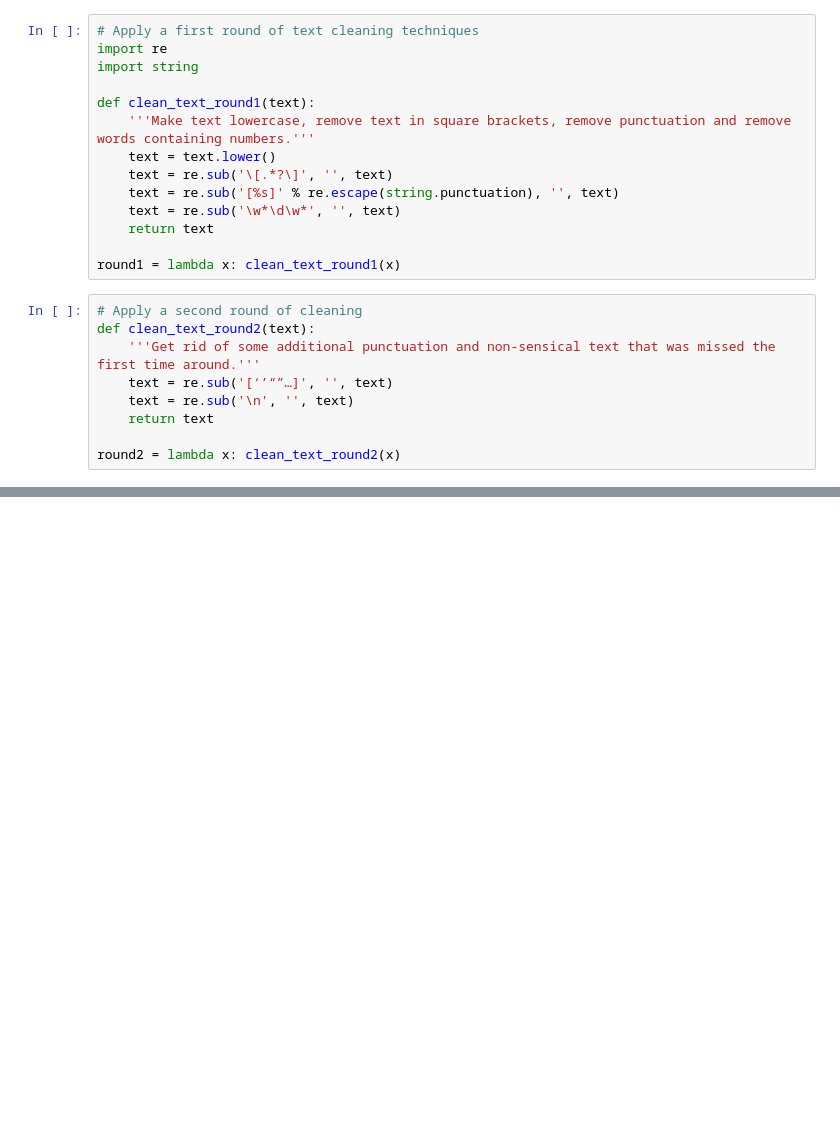
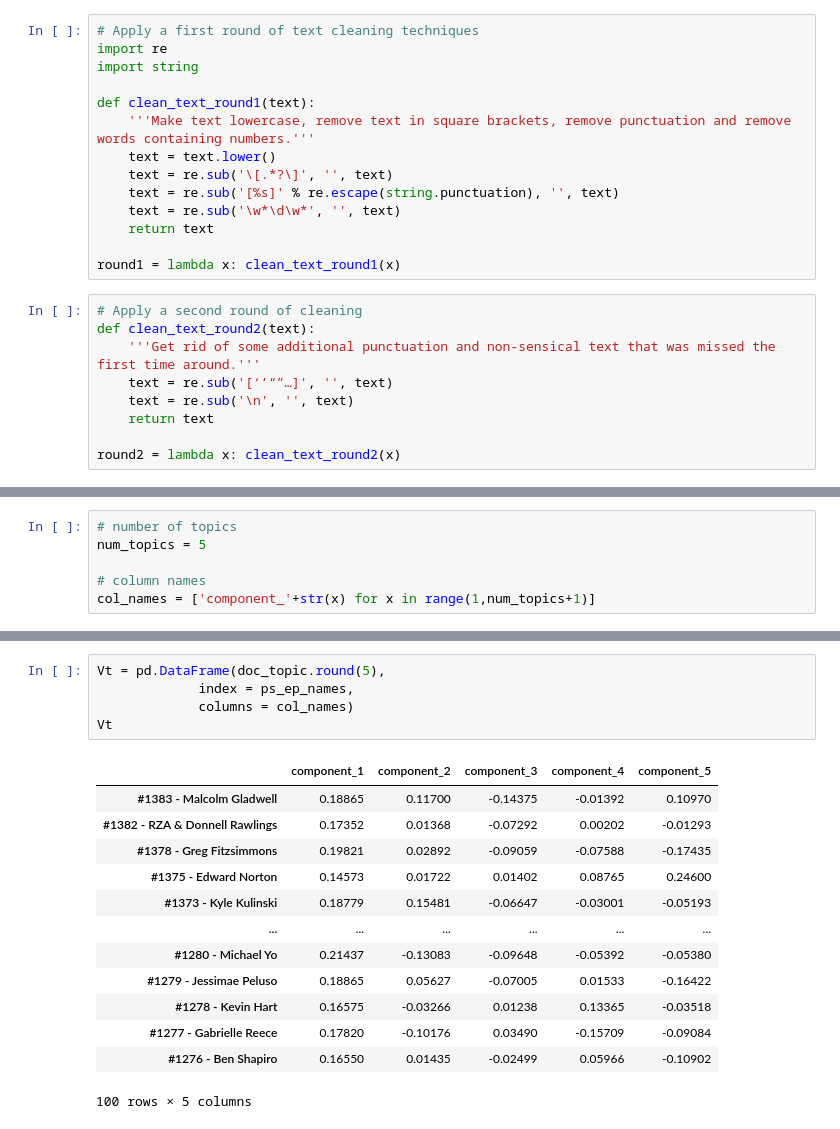
Before and after one commit to ericbassett/jre_podcast_rec, a Jupyter notebook: 02_clean_transcripts.ipynb, the cells around one changed output, grey strips where cells are left out. Saved outputs shown, nothing was run; the diff lists cells and outputs as text; blank space fills up the shorter version.

```diff
--- a/02_clean_transcripts.ipynb
+++ b/02_clean_transcripts.ipynb
@@ -105,0 +183,6 @@ data_dtm
+# %%
+# number of topics
+num_topics = 5
+
+# column names
+col_names = ['component_'+str(x) for x in range(1,num_topics+1)]
@@ -105,0 +331,19 @@ data_dtm
+# %%
+Vt = pd.DataFrame(doc_topic.round(5),
+             index = ps_ep_names,
+             columns = col_names)
+Vt
+# %% [output]
+|  | component_1 | component_2 | component_3 | component_4 | component_5 |
+| #1383 - Malcolm Gladwell | 0.18865 | 0.11700 | -0.14375 | -0.01392 | 0.10970 |
+| #1382 - RZA & Donnell Rawlings | 0.17352 | 0.01368 | -0.07292 | 0.00202 | -0.01293 |
+| #1378 - Greg Fitzsimmons | 0.19821 | 0.02892 | -0.09059 | -0.07588 | -0.17435 |
+| #1375 - Edward Norton | 0.14573 | 0.01722 | 0.01402 | 0.08765 | 0.24600 |
+| #1373 - Kyle Kulinski | 0.18779 | 0.15481 | -0.06647 | -0.03001 | -0.05193 |
+| ... | ... | ... | ... | ... | ... |
+| #1280 - Michael Yo | 0.21437 | -0.13083 | -0.09648 | -0.05392 | -0.05380 |
+| #1279 - Jessimae Peluso | 0.18865 | 0.05627 | -0.07005 | 0.01533 | -0.16422 |
+| #1278 - Kevin Hart | 0.16575 | -0.03266 | 0.01238 | 0.13365 | -0.03518 |
+| #1277 - Gabrielle Reece | 0.17820 | -0.10176 | 0.03490 | -0.15709 | -0.09084 |
+| #1276 - Ben Shapiro | 0.16550 | 0.01435 | -0.02499 | 0.05966 | -0.10902 |
+100 rows × 5 columns
```
Also changed, not shown: parts of 43 cells of this notebook, 2 other files.
